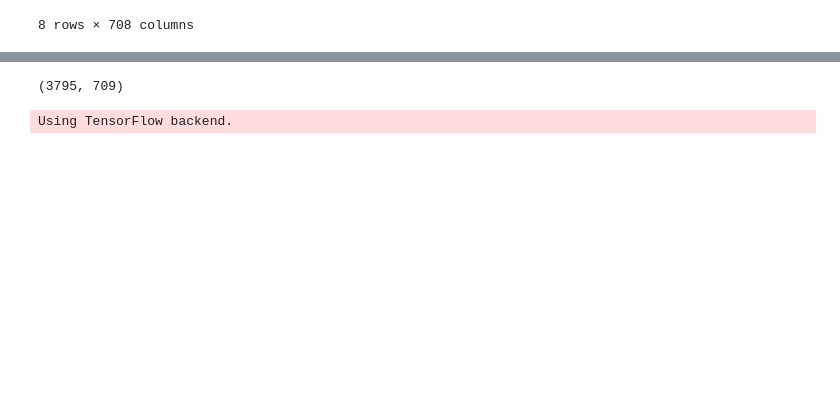
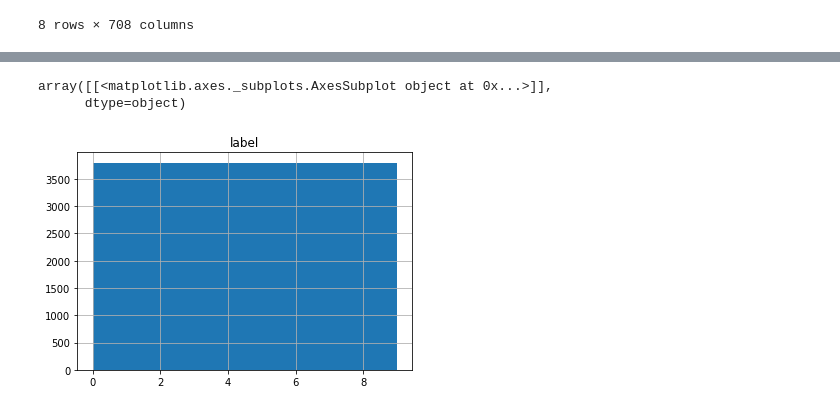
Before and after one commit to irulenot/Digit_Recognizer, a Jupyter notebook: data-analysis-1.ipynb, the cells around one changed output, grey strips where cells are left out. Saved outputs shown, nothing was run; the diff lists cells and outputs as text; code cells hidden in the pictures; blank space fills up the shorter version.

```diff
--- a/inital-report-1.ipynb
+++ b/data-analysis-1.ipynb
@@ -30,8 +38,8 @@ import matplotlib
 
 %matplotlib inline
 # %%
-Location = '/Users/antonmax2/Documents/dev/data/digit_recognizer/train.csv'
-df = pd.read_csv(Location)
+location = '/Users/antonmax2/Documents/dev/data/digit_recognizer/train.csv'
+df = pd.read_csv(location)
 # %%
 print(df) # csv data
 # %% [output]
@@ -132,11 +138,16 @@ feat_data.describe() # we can see with 1/2 data the statistics are use-able thou
 # %%
 df_NZ = df.loc[:, (df != 0).any(axis=0)] # excluding all features where only has 0
 df_NZ = df_NZ.sample(frac=1) # randomizing rows
 
 dataframe_collection = {}
 for i in range(10):
     dataframe_collection[i] = df_NZ.loc[df['label'] == i] # selecting all rows for respective labels
 for i in range(10):
     dataframe_collection[i] = dataframe_collection[i][:3795] # making all labels have equal number of examples
+
+df_NZ = pd.concat(dataframe_collection) # concatonating dataframes
+df_NZ.hist(column='label') # visually verifying we have a perfect plateau
 # %% [output]
-(3795, 709)
+array([[<matplotlib.axes._subplots.AxesSubplot object at 0x...>]],
+      dtype=object)
+[figure, added]
@@ -145,11 +153,0 @@ df_NZ.hist(column='label') # visually verifying we have a perfect plateau
-# %%
-from keras.models import Sequential
-
-# Testing
-model = Sequential()
-model.add(Dense(units=1, activation='linear', input_dim=708))
-model.compile(loss='mean_squared_error',
-              optimizer='sgd',
-              metrics=['accuracy'])
-# %% [output]
-Using TensorFlow backend.
```
Also changed, not shown: parts of 6 cells of this notebook, 1 other file.
